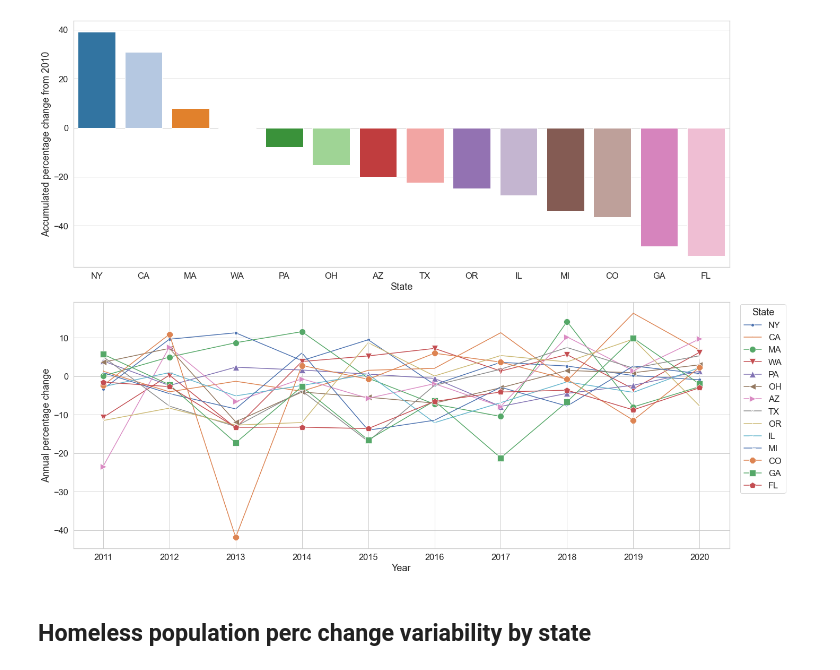
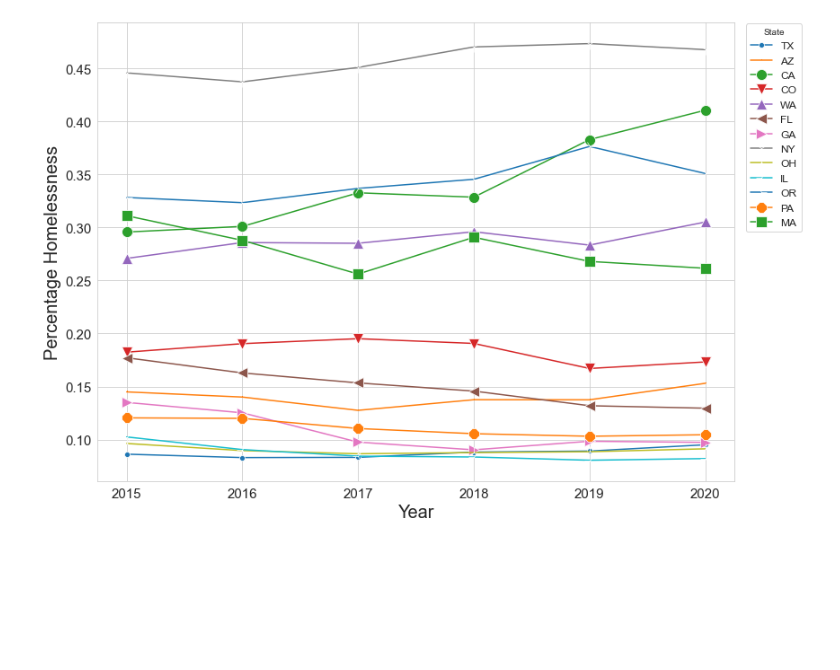
Before and after one commit to aliglara/capstone-c1-DA, a Jupyter notebook: codes/draft_homeless_viz.ipynb, the cells around one changed output. Cells and saved outputs as stored; diff of their text form; code cells hidden in the pictures; blank space fills up the shorter version.

```diff
--- a/codes/draft_homeless_viz.ipynb
+++ b/codes/draft_homeless_viz.ipynb
@@ -181,6 +299,6 @@ In contrast, Florida has shown a continuous decrease since 2012. Let's see the b
 # %%
 out_state = ['CA', 'NY', 'FL']
-new_top_states = [i for i in top_states_df.index.to_list() if i not in out_state]
+new_top_states = [i for i in name_top_states if i not in out_state]
 # %%
 fig, ax = plt.subplots(figsize=(12, 8))
 for i, state in enumerate(new_top_states):
@@ -224,0 +330,10 @@ change_perc
+# %%
+cursor = connect_database("heroku", "c1_capstone", keys)
+cursor.execute(query)
+results = cursor.fetchall()
+column_names = [i[0] for i in cursor.description]
+cursor.close()
+# %%
+df = pd.DataFrame(results, columns=column_names)
+# %%
+df["% homeless"] = df["homeless_pop"] /df["population"] * 100
@@ -225,24 +356,17 @@ change_perc
 # %%
-columns = change_perc.columns[1:-1]
-fig, (ax1, ax2) = plt.subplots(2, 1, figsize=(20, 15))
-# First figure
-_ = sns.barplot(x=change_perc.index,
-                y='Accumulated', data=change_perc,
-                palette='tab20', ax=ax1)
+fig, ax = plt.subplots(figsize=(12, 8))
+for i, state in enumerate(name_top_states):
+    _ = sns.lineplot(x="year", y="% homeless", data=df[df["abbreviation"] == state],
+                     palette='tab20',
+                     marker=all_shapes[i], markersize=12)
 
-# Second figure
-for i, state in enumerate(change_perc.index.to_list()):
-    _ = sns.lineplot(data=change_perc.loc[state][columns],
-                     palette='tab20',
-                     marker=all_shapes[i], markersize=12, ax=ax2)
-
-ax1.set_ylabel('Accumulated percentage change from 2010')
-ax2.set_ylabel('Annual percentage change')
-ax2.legend(labels=change_perc.index, title = "State",
+ax.set_ylabel('Percentage Homelessness', fontsize=20)
+ax.legend(labels=name_top_states, title = "State",
+          fontsize = 'large',
           bbox_to_anchor=(1.01, 1.01), loc="upper left")
+ax.set_xlabel('Year', fontsize=20)
+plt.tick_params(which='major', labelsize=15)
 plt.tight_layout()
 plt.show()
 # %% [output]
-[figure, old version]
+[figure, new version]
-# %% [markdown]
-## Homeless population perc change variability by state
```
Also changed, not shown: parts of 74 cells of this notebook.
